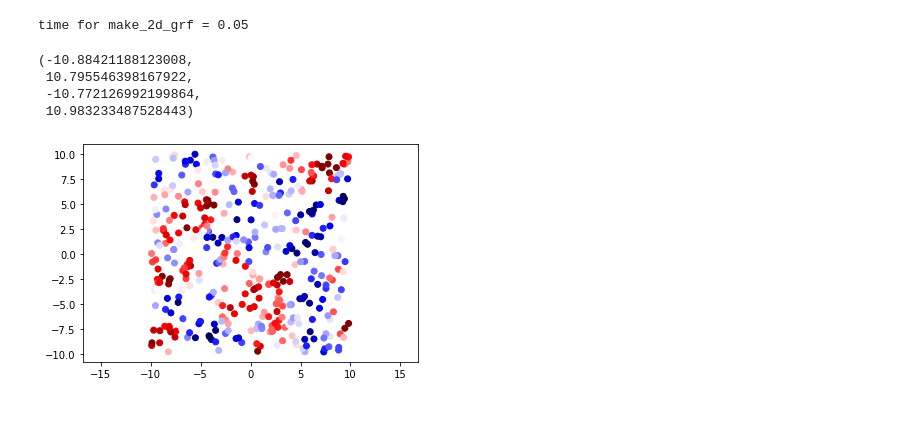
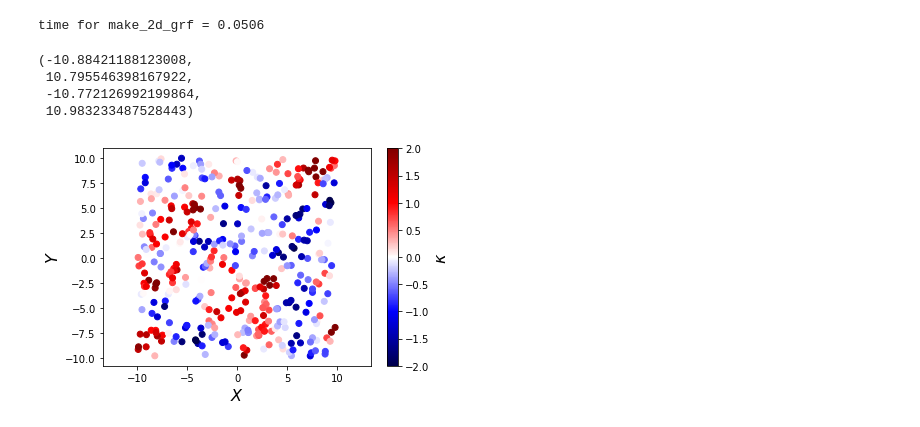
Before and after one commit to cahebert/psf-to-cosmo, a Jupyter notebook: astrometry/comp_2pcf_numpy_solution.ipynb, the cells around one changed output. Drawn from its saved outputs; the diff is of its cells as text; code cells hidden in the pictures.

```diff
--- a/astrometry/comp_2pcf_numpy_solution.ipynb
+++ b/astrometry/comp_2pcf_numpy_solution.ipynb
@@ -153,11 +196,15 @@ class comp_pcf_sid:
 # %%
 coord, kappa, kappa_err = make_2d_grf(RBF(1), seed=42, npoints=400)
 plt.scatter(coord[:,0], coord[:,1], c=kappa, vmin=-2, vmax=2, cmap=plt.cm.seismic)
+plt.xlabel('$X$', fontsize=16)
+plt.ylabel('$Y$', fontsize=16)
+cb = plt.colorbar()
+cb.set_label('$\kappa$', fontsize=16)
 plt.axis('equal')
 # %% [output]
-time for make_2d_grf = 0.05
+time for make_2d_grf = 0.0506
 (-10.88421188123008,
  10.795546398167922,
  -10.772126992199864,
  10.983233487528443)
-[figure, old version]
+[figure, new version]
```
Also changed, not shown: parts of 6 cells of this notebook.
